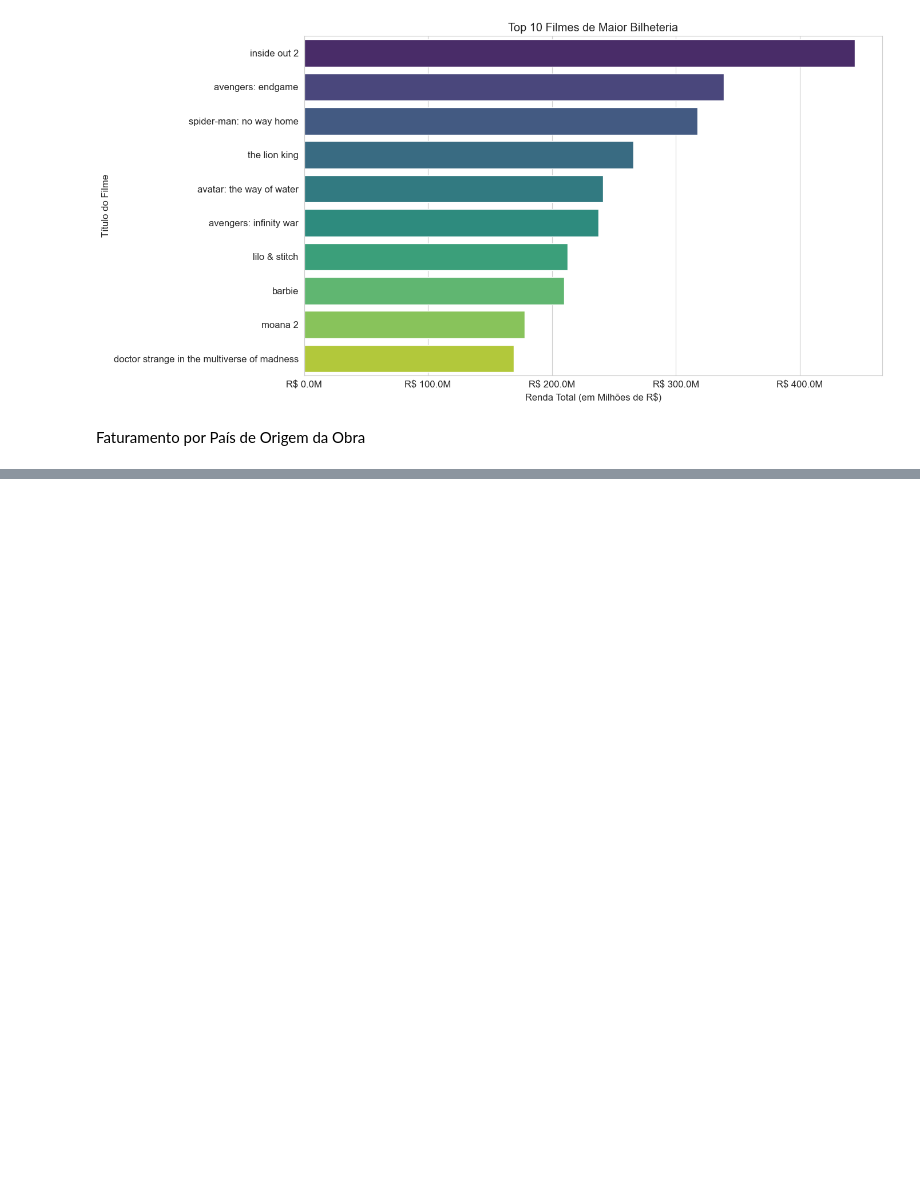
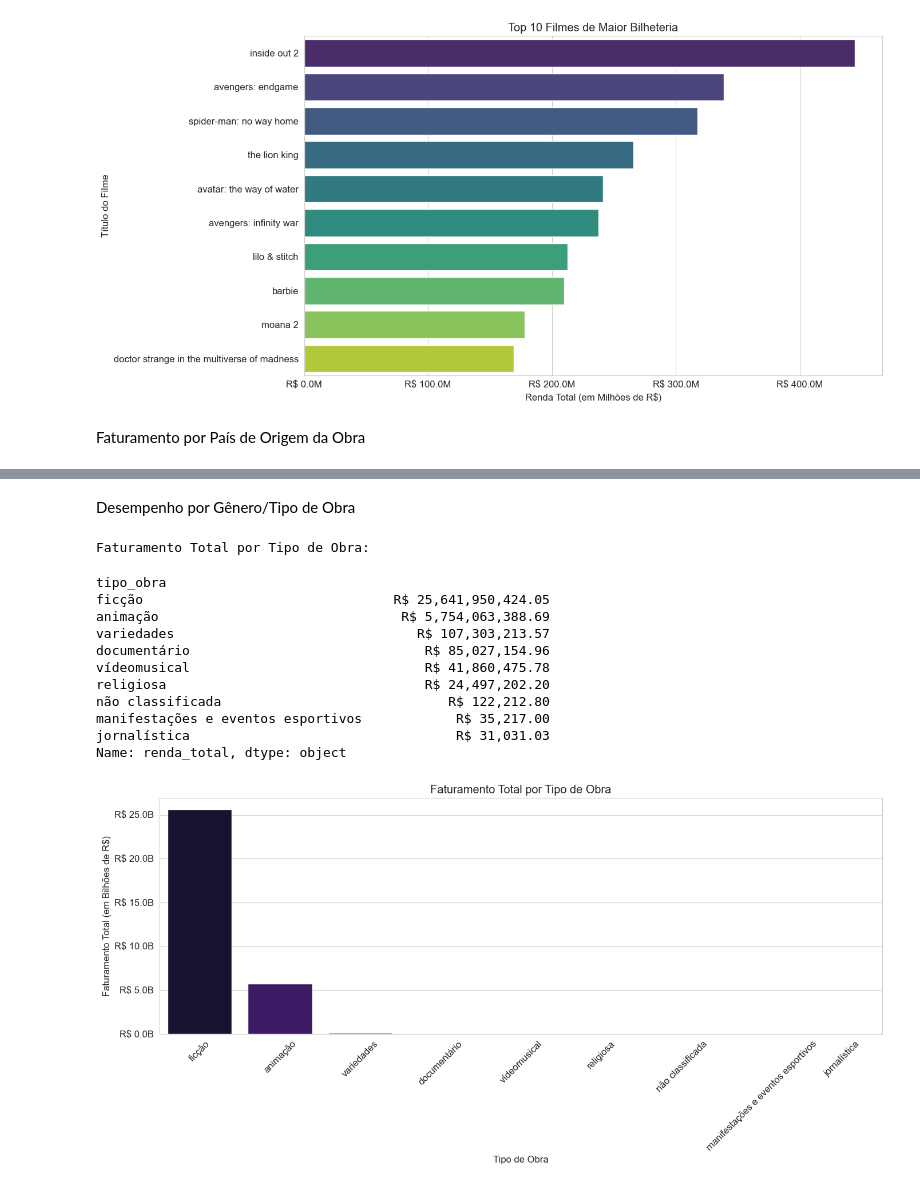
Before and after one commit to Abraao1231/trabalho-BD2, a Jupyter notebook: silver/vizualization.ipynb, the cells around one changed output, grey strips where cells are left out. Cells and saved outputs as stored; diff of their text form; code cells hidden in the pictures; blank space fills up the shorter version.

```diff
--- a/silver/vizualization.ipynb
+++ b/silver/vizualization.ipynb
@@ -126,0 +142,36 @@ if df is not None:
+# %% [markdown]
+Desempenho por Gênero/Tipo de Obra
+# %%
+if df is not None:
+    renda_por_tipo = df.groupby('tipo_obra')['renda_total'].sum().sort_values(ascending=False)
+
+    print("\nFaturamento Total por Tipo de Obra:")
+    display(renda_por_tipo.apply(lambda x: f"R$ {x:,.2f}"))
+
+    # Gráfico de barras
+    ax = sns.barplot(x=renda_por_tipo.index, y=renda_por_tipo.values, hue=renda_por_tipo.index, palette='magma', legend=False)
+    ax.set_title('Faturamento Total por Tipo de Obra')
+    ax.set_xlabel('Tipo de Obra')
+    ax.set_ylabel('Faturamento Total (em Bilhões de R$)')
+
+    # Formatação do eixo Y
+    formatter = FuncFormatter(lambda y, pos: f'R$ {y/1e9:.1f}B')
+    ax.yaxis.set_major_formatter(formatter)
+
+    plt.xticks(rotation=45)
+    plt.tight_layout()
+    plt.show()
+# %% [output]
+Faturamento Total por Tipo de Obra:
+tipo_obra
+ficção                                R$ 25,641,950,424.05
+animação                               R$ 5,754,063,388.69
+variedades                               R$ 107,303,213.57
+documentário                              R$ 85,027,154.96
+vídeomusical                              R$ 41,860,475.78
+religiosa                                 R$ 24,497,202.20
+não classificada                             R$ 122,212.80
+manifestações e eventos esportivos            R$ 35,217.00
+jornalística                                  R$ 31,031.03
+Name: renda_total, dtype: object
+[figure, added]
```
Also changed, not shown: parts of 3 cells of this notebook.
